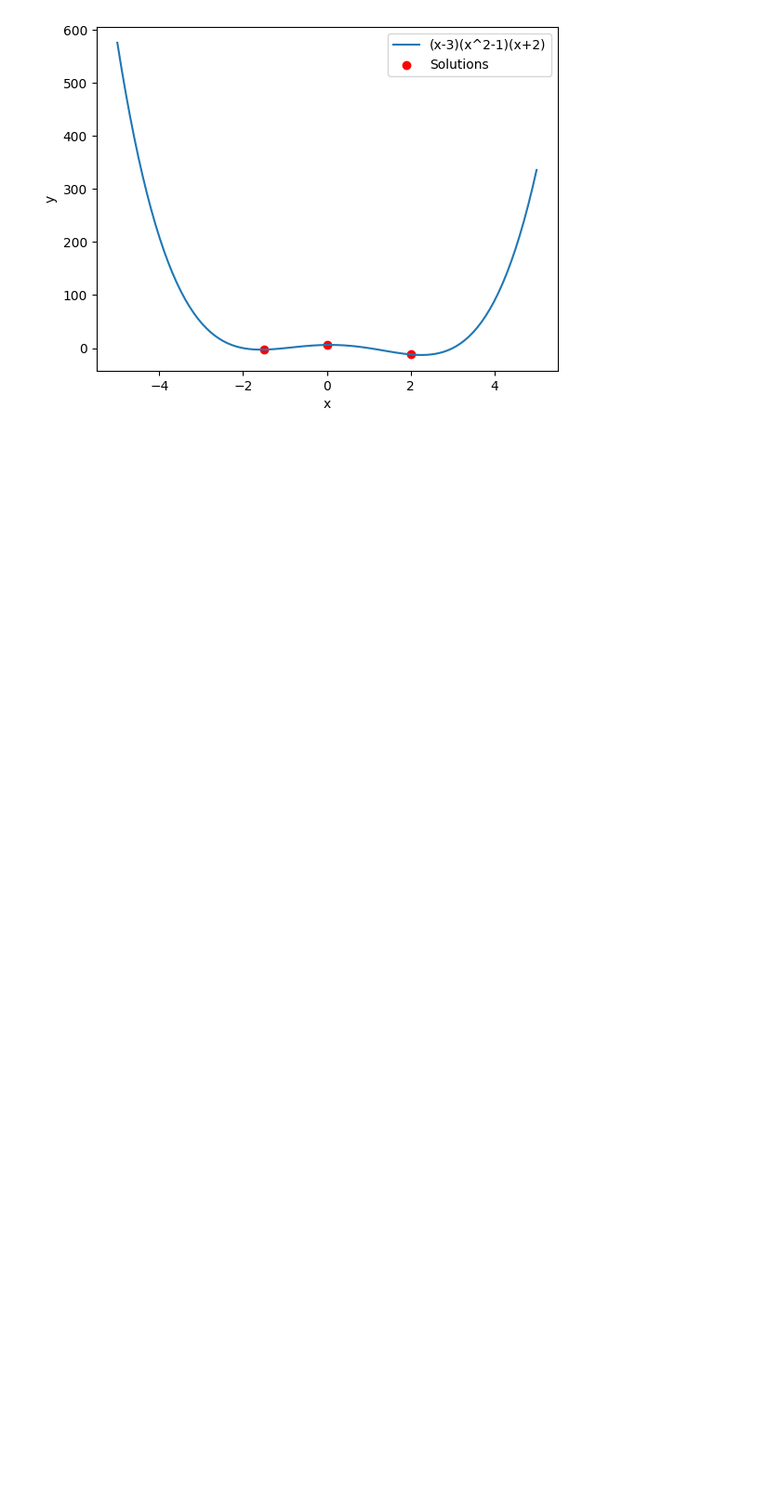
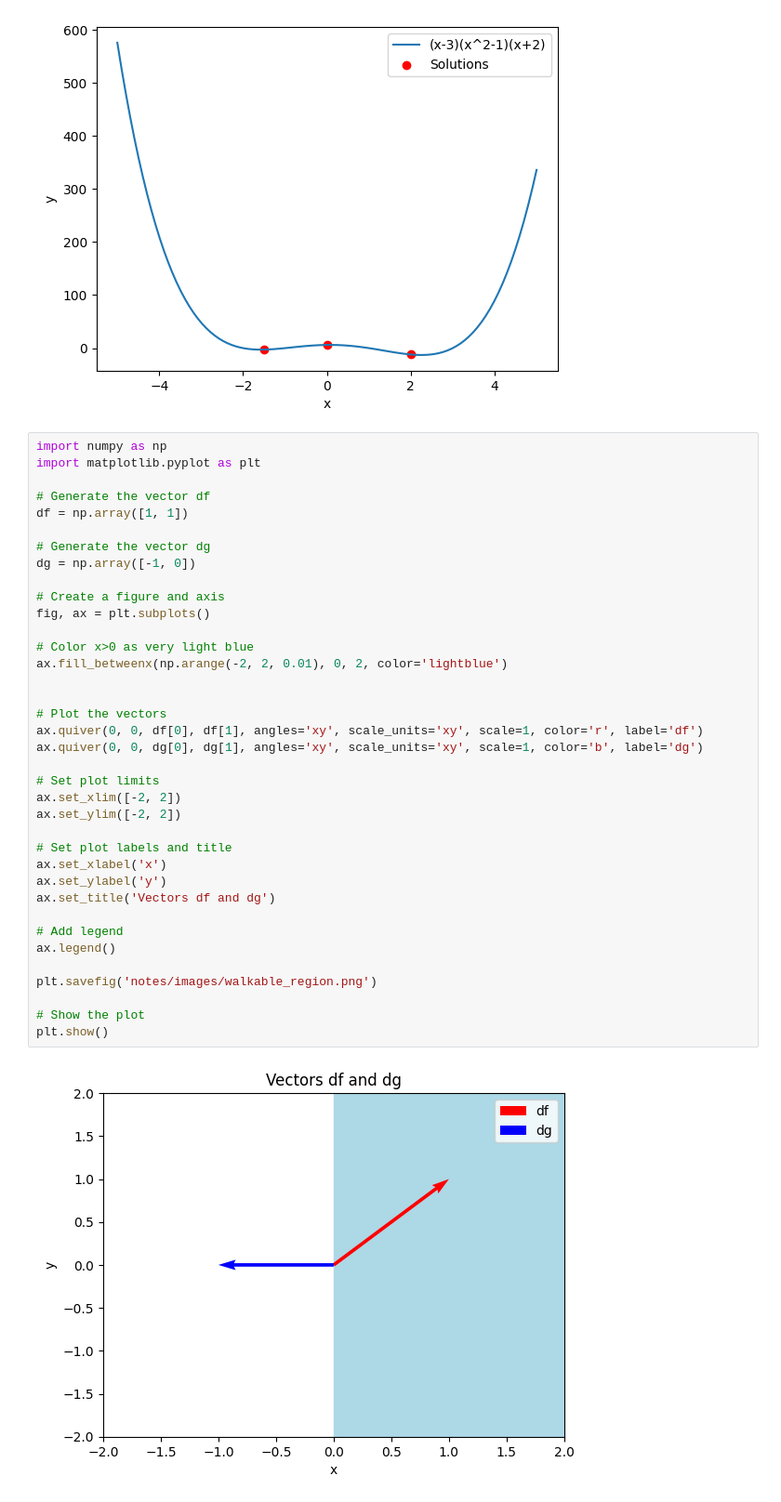
Before and after one commit to Hansespinosa2/Fall2024OR3, a Jupyter notebook: working_notebook.ipynb, the cells around one changed output. Shown: that part at 93% size. Drawn from its saved outputs; the diff is of its cells as text; blank space fills up the shorter version.

Commit message:
Finished Friday Notes

```diff
--- a/working_notebook.ipynb
+++ b/working_notebook.ipynb
@@ -162,3 +162,42 @@ plt.savefig('notes/images/gradient_ex4.png')
 plt.show()
 # %% [output]
 [figure]
+# %%
+import numpy as np
+import matplotlib.pyplot as plt
+
+# Generate the vector df
+df = np.array([1, 1])
+
+# Generate the vector dg
+dg = np.array([-1, 0])
+
+# Create a figure and axis
+fig, ax = plt.subplots()
+
+# Color x>0 as very light blue
+ax.fill_betweenx(np.arange(-2, 2, 0.01), 0, 2, color='lightblue')
+
+
+# Plot the vectors
+ax.quiver(0, 0, df[0], df[1], angles='xy', scale_units='xy', scale=1, color='r', label='df')
+ax.quiver(0, 0, dg[0], dg[1], angles='xy', scale_units='xy', scale=1, color='b', label='dg')
+
+# Set plot limits
+ax.set_xlim([-2, 2])
+ax.set_ylim([-2, 2])
+
+# Set plot labels and title
+ax.set_xlabel('x')
+ax.set_ylabel('y')
+ax.set_title('Vectors df and dg')
+
+# Add legend
+ax.legend()
+
+plt.savefig('notes/images/walkable_region.png')
+
+# Show the plot
+plt.show()
+# %% [output]
+[figure, added]
```
Also changed, not shown: 12 other files.
